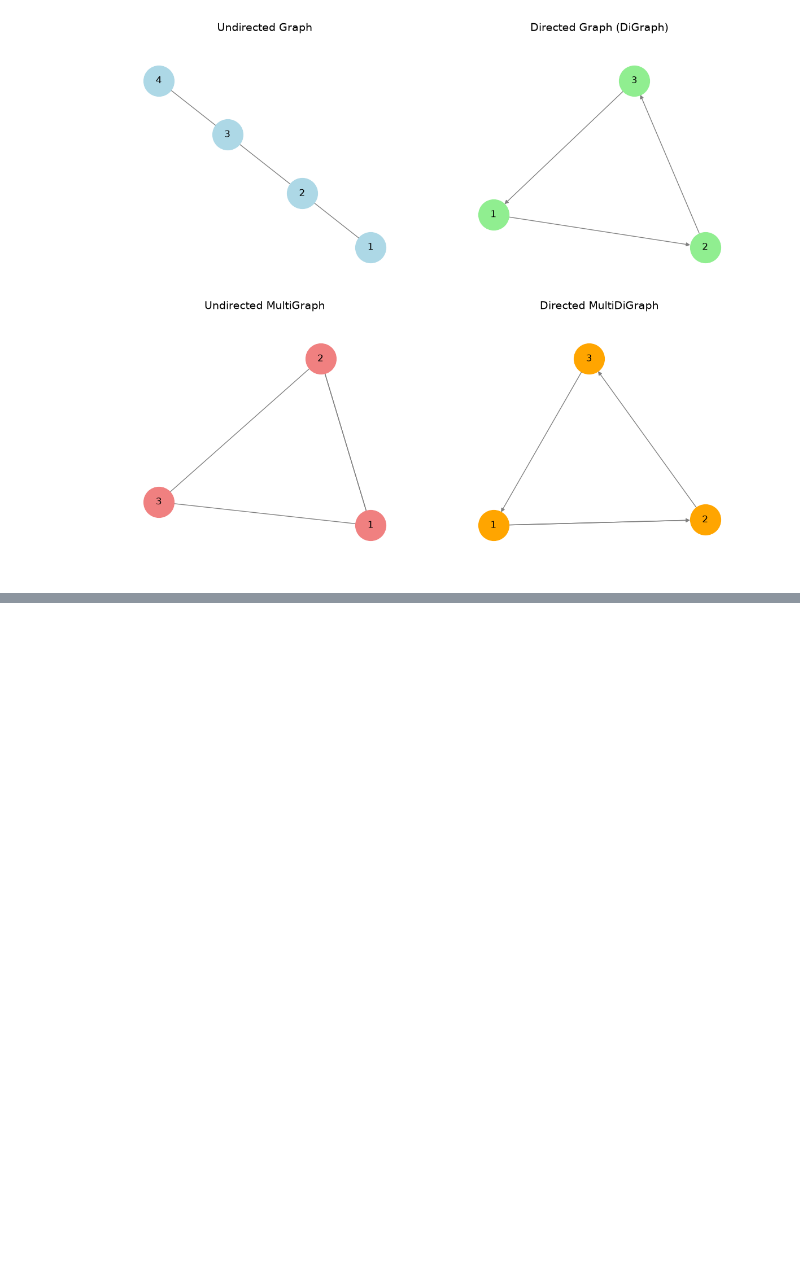
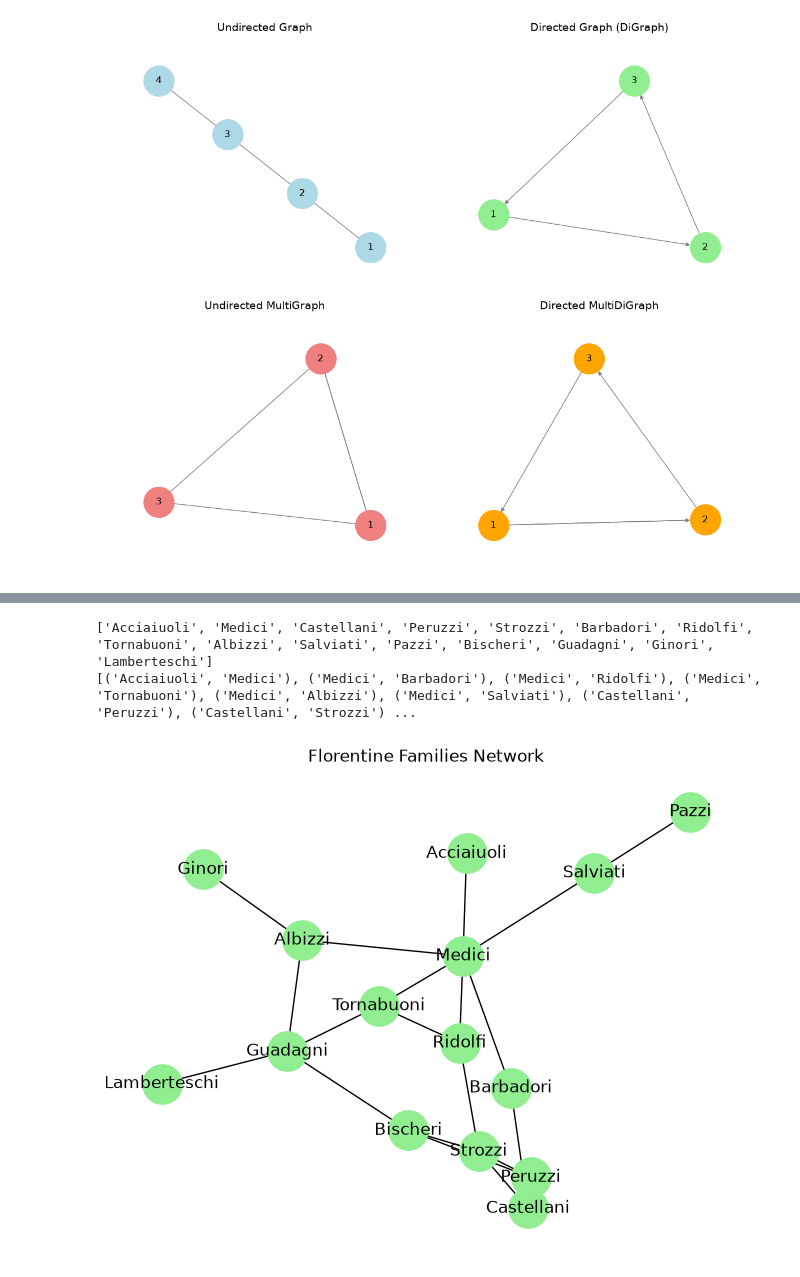
Before and after one commit to aryan802/Networkx, a Jupyter notebook: medi.ipynb, the cells around one changed output, grey strips where cells are left out. Drawn from its saved outputs; the diff is of its cells as text; code cells hidden in the pictures; blank space fills up the shorter version.

```diff
--- a/medi.ipynb
+++ b/medi.ipynb
@@ -257,0 +290,14 @@ plt.show()
+# %%
+G = nx.florentine_families_graph()
+
+print(G.nodes())
+print(G.edges())
+
+nx.draw(G, with_labels=True, node_color="lightgreen", node_size=800)
+
+plt.title("Florentine Families Network")
+plt.show()
+# %% [output]
+['Acciaiuoli', 'Medici', 'Castellani', 'Peruzzi', 'Strozzi', 'Barbadori', 'Ridolfi', 'Tornabuoni', 'Albizzi', 'Salviati', 'Pazzi', 'Bischeri', 'Guadagni', 'Ginori', 'Lamberteschi']
+[('Acciaiuoli', 'Medici'), ('Medici', 'Barbadori'), ('Medici', 'Ridolfi'), ('Medici', 'Tornabuoni'), ('Medici', 'Albizzi'), ('Medici', 'Salviati'), ('Castellani', 'Peruzzi'), ('Castellani', 'Strozzi') ...
+[figure, added]
```
Also changed, not shown: parts of 27 cells of this notebook, 5 other files.
